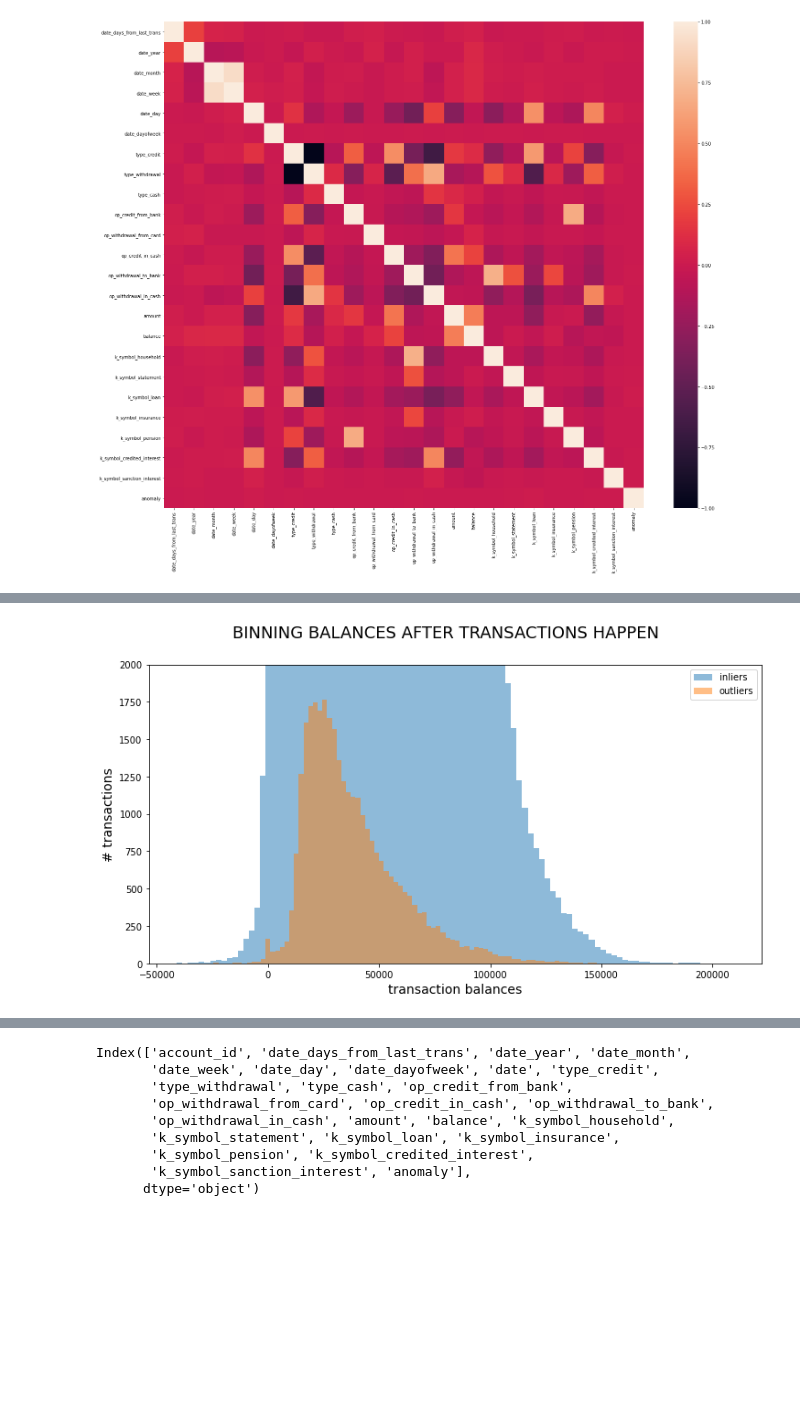
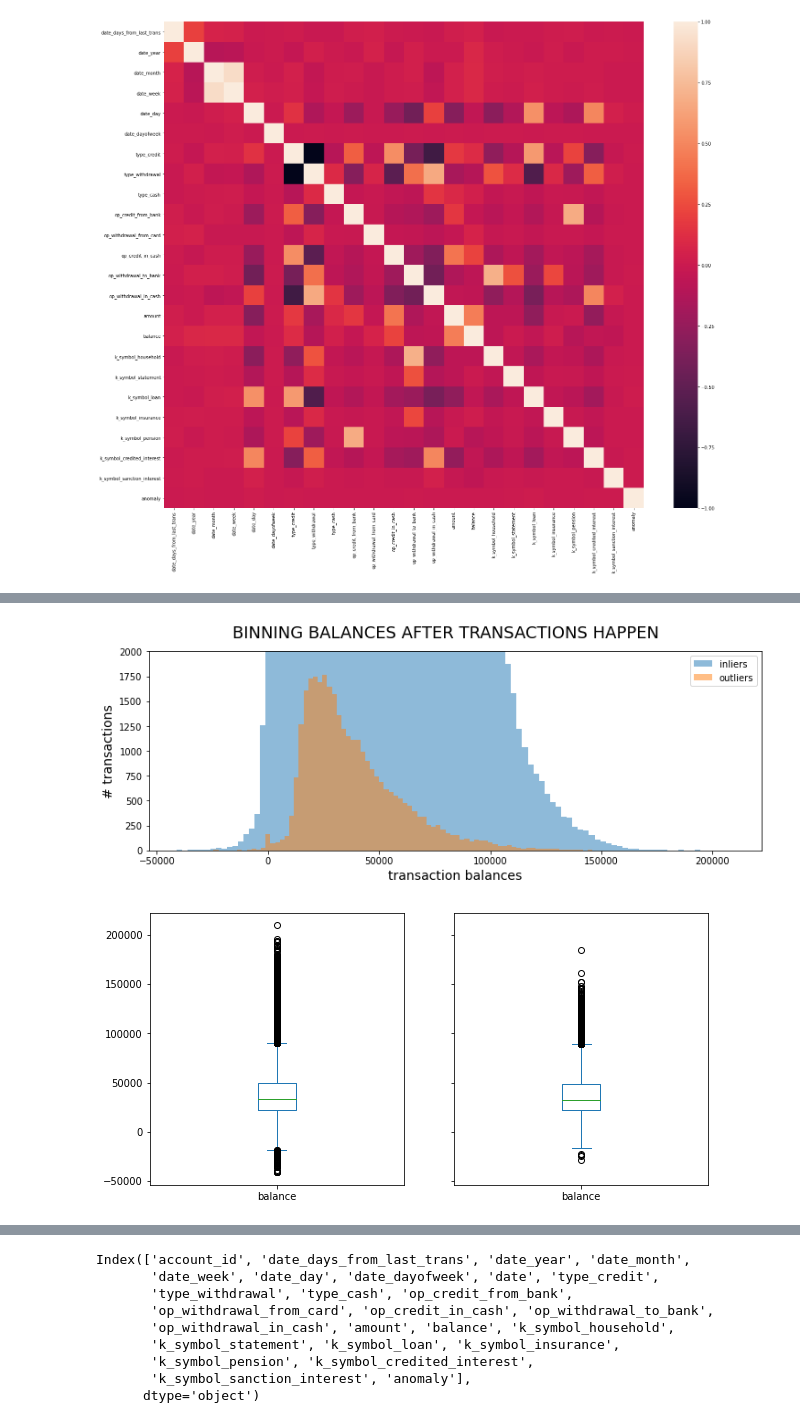
Before and after one commit to tfranza/ibotta_fraud, a Jupyter notebook: data/data_analysis/anomalies_analysis_complete_dataset.ipynb, the cells around one changed output, grey strips where cells are left out. Cells and saved outputs as stored; diff of their text form; code cells hidden in the pictures; blank space fills up the shorter version.

```diff
--- a/data/data_analysis/anomalies_analysis_complete_dataset.ipynb
+++ b/data/data_analysis/anomalies_analysis_complete_dataset.ipynb
@@ -196,18 +196,25 @@ Index(['balance', 'amount', 'date_day', 'date_dayofweek', 'date_month',
       dtype='object')
 # %%
-plt.figure(figsize=(12,6))
+plt.figure(figsize=(12,4))
 
 plt.hist(inlying['balance'], bins=100, alpha=0.5, label='inliers')
 plt.hist(outlying['balance'], bins=100, alpha=0.5, label='outliers')
 
 plt.ylim([0,2000])
 
 plt.xlabel('transaction balances', size=14)
 plt.ylabel('# transactions', size=14)
 plt.suptitle('BINNING BALANCES AFTER TRANSACTIONS HAPPEN', size=18)
 plt.legend(loc='upper right')
 
 plt.show()
 # %% [output]
-[figure, old version]
+[figure, new version]
+# %%
+fig, axes = plt.subplots(1,2, figsize=(10,5), sharey=True)
+inlying[['balance']].plot.box(ax=axes[0])
+outlying[['balance']].plot.box(ax=axes[1])
+plt.show()
+# %% [output]
+[figure, added]
 # %%
```
Also changed, not shown: parts of 13 cells of this notebook, 5 other files.
